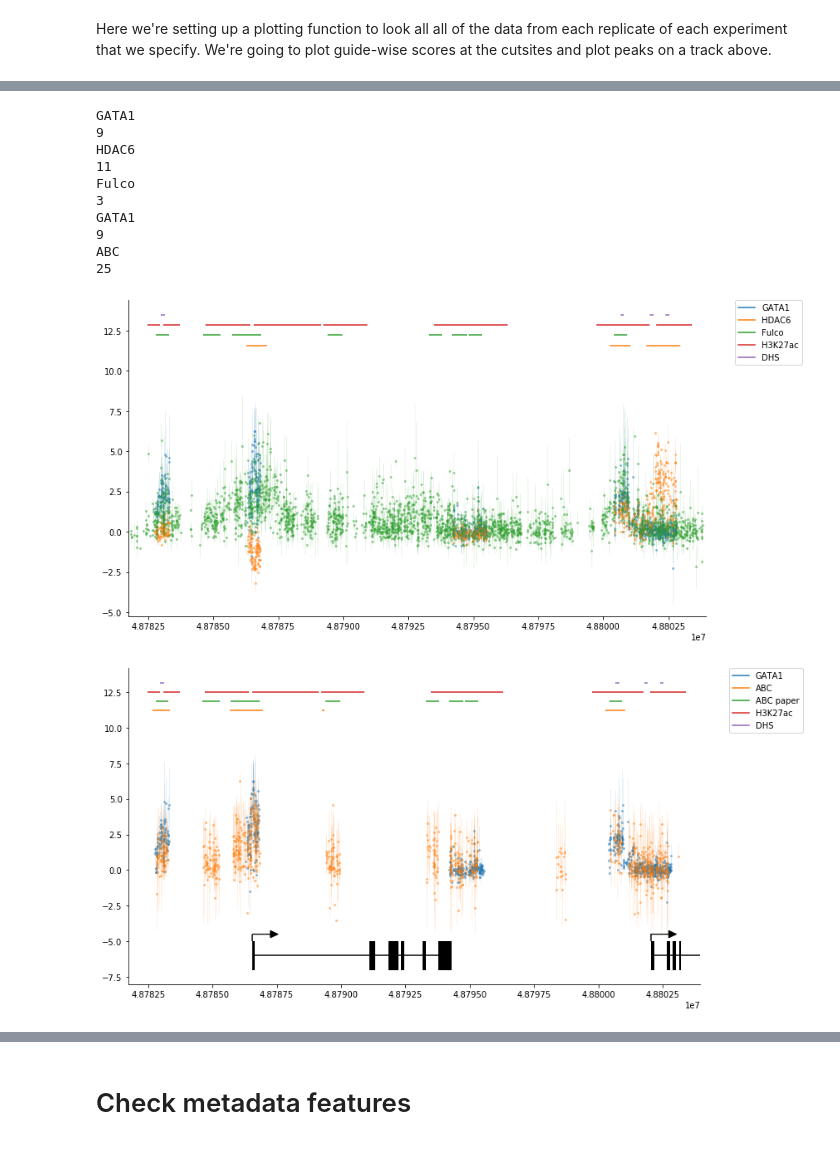
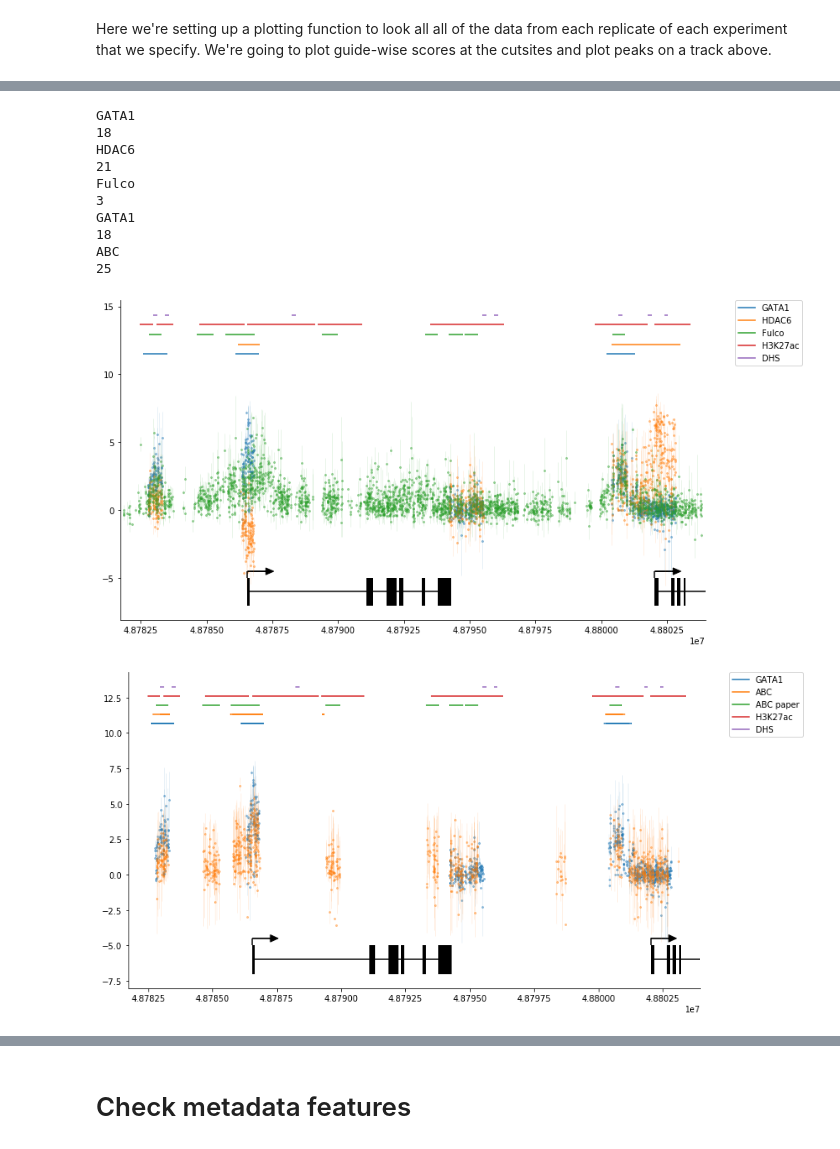
Before and after one commit to sjgosai/casa, a Jupyter notebook: analysis/GATA_locus.ipynb, the cells around one changed output, grey strips where cells are left out. Drawn from its saved outputs; the diff is of its cells as text; code cells hidden in the pictures.

```diff
--- a/analysis/GATA_locus.ipynb
+++ b/analysis/GATA_locus.ipynb
@@ -40,11 +40,11 @@ The `Join_PanGATA*.txt` file is an in-house collation of our experiments and the
 data from Fulco et. al. 2016. It's also lifted over to hg38, but the strand information should be more accurate
 than the `GuideInfo.tsv` liftover.
 # %%
-G1R1_fn = '../data/GATA1_rep5detailed.txt'
-G1R2_fn = '../data/GATA1_rep7detailed.txt'
+G1R1_fn = '../data/GATA1_rep2detailed.txt'
+G1R2_fn = '../data/GATA1_rep5detailed.txt'
 
-H6R1_fn = '../data/HDAC_rep9detailed.txt'
-H6R2_fn = '../data/HDAC_rep10detailed.txt'
+H6R1_fn = '../data/HDAC_rep7detailed.txt'
+H6R2_fn = '../data/HDAC_rep8detailed.txt'
 
 ABC1_fn = '../data/FULCO__GATA1_rep1_10p.txt'
 ABC2_fn = '../data/FULCO__GATA1_rep2_10p.txt'
@@ -68 +82,28 @@ id2info['DHS'] = ('DHS', 1)
+# %%
+# Peak BED files
+# MAINTAIN ORDER (see exp_ids variable above)
+G1R1_bed= '../data/GATA1_rep2__allPeaks.bed'
+G1R2_bed= '../data/GATA1_rep5__allPeaks.bed'
+
+H6R1_bed= '../data/HDAC_rep7__allPeaks.bed'
+H6R2_bed= '../data/HDAC_rep8__allPeaks.bed'
+
+ABC1_bed= '../data/ABC_rep1__allPeaks.bed'
+ABC2_bed= '../data/ABC_rep2__allPeaks.bed'
+ABC3_bed= '../data/ABC_rep3__allPeaks.bed'
+
+FUL1_bed= '../data/Fulco_GATA_enhancer_filter.bed'
+FUL2_bed= '../data/Fulco_GATA_enhancer_filter.bed'
+
+exp_beds= [G1R1_bed, G1R2_bed, H6R1_bed, H6R2_bed,
+           ABC1_bed, ABC2_bed, ABC3_bed,
+           FUL1_bed, FUL2_bed]
+
+Ref1_bed= '../data/Fulco_GATA_enhancer_filter.bed'
+Ref2_bed= '../data/ABC_paperPeaks_hg38.bed'
+K27_bed = '../data/k27ac_replicatePeaks_hg38_scoreFiltered.bed'
+DHS_bed = '../data/DNASE_peaks_replicated.bed'
+
+extra_beds = [ Ref1_bed, Ref2_bed, K27_bed, DHS_bed ]
+extra_tags = [ 'Ref1', 'Ref2', 'k27', 'DHS' ]
 # %% [markdown]
@@ -169,5 +221,0 @@ test_peaks = pd.concat(test_peaks,axis=0,ignore_index=True)
-# %%
-test_peaks = pd.concat([test_peaks,
-                        pd.DataFrame([pd.Series(OrderedDict([('chr','chrX'),('start',0),('end',1),('exp_id','FUL1'),('assay','Fulco'),('replicate',1)])),
-                                      pd.Series(OrderedDict([('chr','chrX'),('start',0),('end',1),('exp_id','FUL2'),('assay','Fulco'),('replicate',2)]))])
-                       ],axis=0,ignore_index=True)
@@ -218,25 +245,28 @@ fig_h, ax_h = plot_hff_cutsites(np.array([[48781722,48803966]]),
 # %%
 fig_h, ax_h = plot_combined_cutsites(np.array([[48781722,48803966]]),
                                data, test_peaks, plot_ids=['G1R1','G1R2','H6R1','H6R2','FUL1','FUL2','k27','DHS'])
+draw_genes_from_gff(ax_h, gff, promoter_params=[700,0.5,300])
 fig_h.savefig('GATA_locus__48781722_48803966__all.pdf')
+
 fig_h, ax_h = plot_combined_cutsites(np.array([[48781722,48803966]]),
-                               data, test_peaks, plot_ids=['G1R1','G1R2','ABC1','ABC2','ABC3','Ref2','k27','DHS'])
+                               data, test_peaks, plot_ids=['G1R1','G1R2','ABC1','ABC2','ABC3','Ref2','k27','DHS'],
+                               merge_style='overlap')
 draw_genes_from_gff(ax_h, gff, promoter_params=[700,0.5,300])
 
 fig_h.savefig('GATA_locus_with_ABC__48781722_48803966__all.pdf')
 # %% [output]
 GATA1
-9
+18
 HDAC6
-11
+21
 Fulco
 3
 GATA1
-9
+18
 ABC
 25
-[figure, old version]
+[figure, new version]
-[figure, old version]
+[figure, new version]
 # %%
 fig_h, ax_h = plot_combined_cutsites(np.array([[48397729,49657309]]),
                   data, test_peaks, plot_ids=['G1R1','G1R2','H6R1','H6R2','FUL1','FUL2','k27','DHS'])
```
Also changed, not shown: parts of 56 cells of this notebook, 4 other files.
